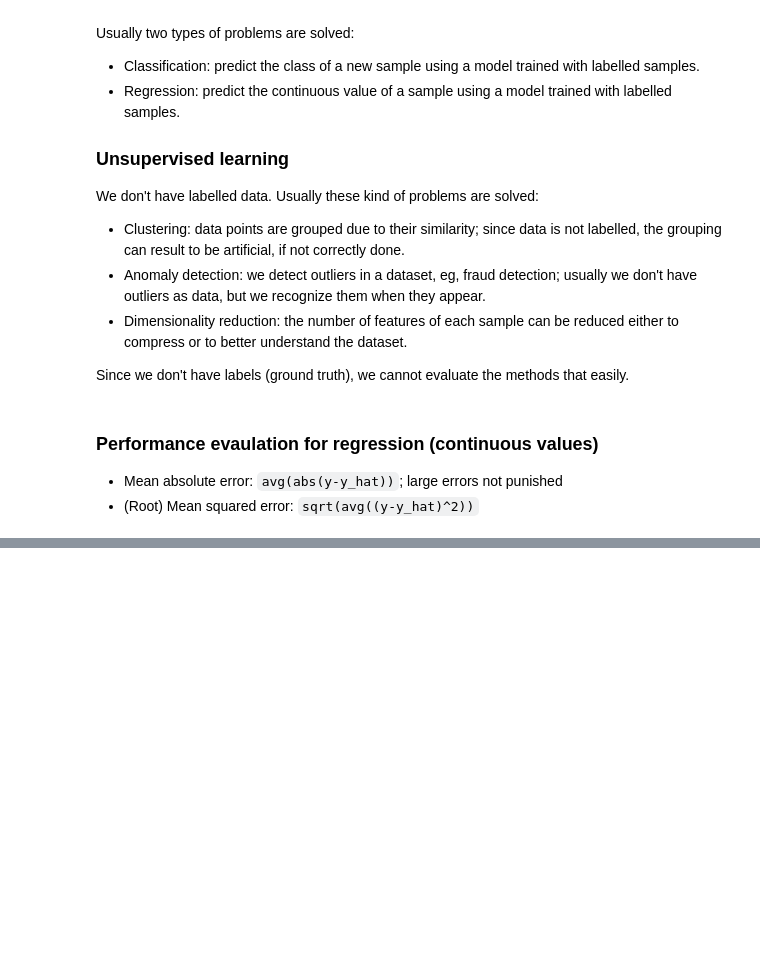
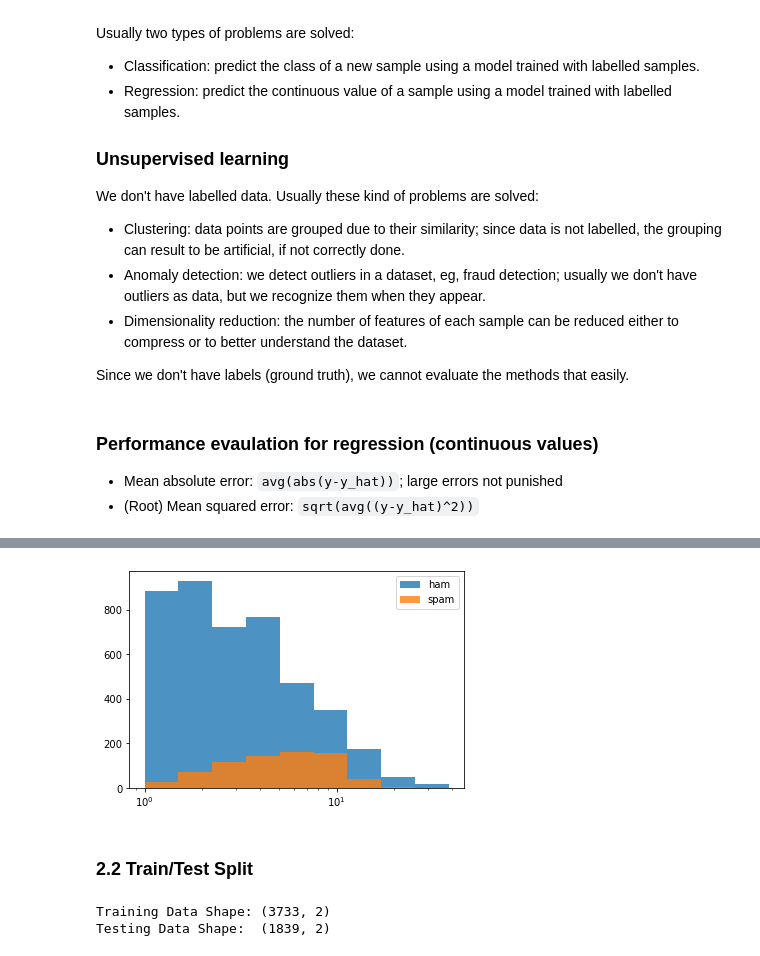
Before and after one commit to mxagar/nlp_guide, a Jupyter notebook: 04_Text_Classification/00_ScikitLearn_Intro.ipynb, the cells around one changed output, grey strips where cells are left out. Saved outputs shown, nothing was run; the diff lists cells and outputs as text; code cells hidden in the pictures; blank space fills up the shorter version.

```diff
--- a/04_Text_Classification/00_ScikitLearn_Intro.ipynb
+++ b/04_Text_Classification/00_ScikitLearn_Intro.ipynb
@@ -84,0 +212,15 @@ For each example, we need to pick the most appropriate metric and choose the mos
+# %%
+import matplotlib.pyplot as plt
+%matplotlib inline
+# Plot with logarithmic scale, for both target classes
+# We see that the distirbutions are distinct for both classes, but they overlap considerably
+plt.xscale('log')
+bins = 1.5**(np.arange(0,10))
+plt.hist(df[df['label']=='ham']['punct'],bins=bins,alpha=0.8)
+plt.hist(df[df['label']=='spam']['punct'],bins=bins,alpha=0.8)
+plt.legend(('ham','spam'))
+plt.show()
+# %% [output]
+[figure, added]
+# %% [markdown]
+### 2.2 Train/Test Split
@@ -84,0 +237,6 @@ For each example, we need to pick the most appropriate metric and choose the mos
+# %%
+print('Training Data Shape:', X_train.shape)
+print('Testing Data Shape: ', X_test.shape)
+# %% [output]
+Training Data Shape: (3733, 2)
+Testing Data Shape:  (1839, 2)
```
Also changed, not shown: parts of 43 cells of this notebook, 1 other file.
